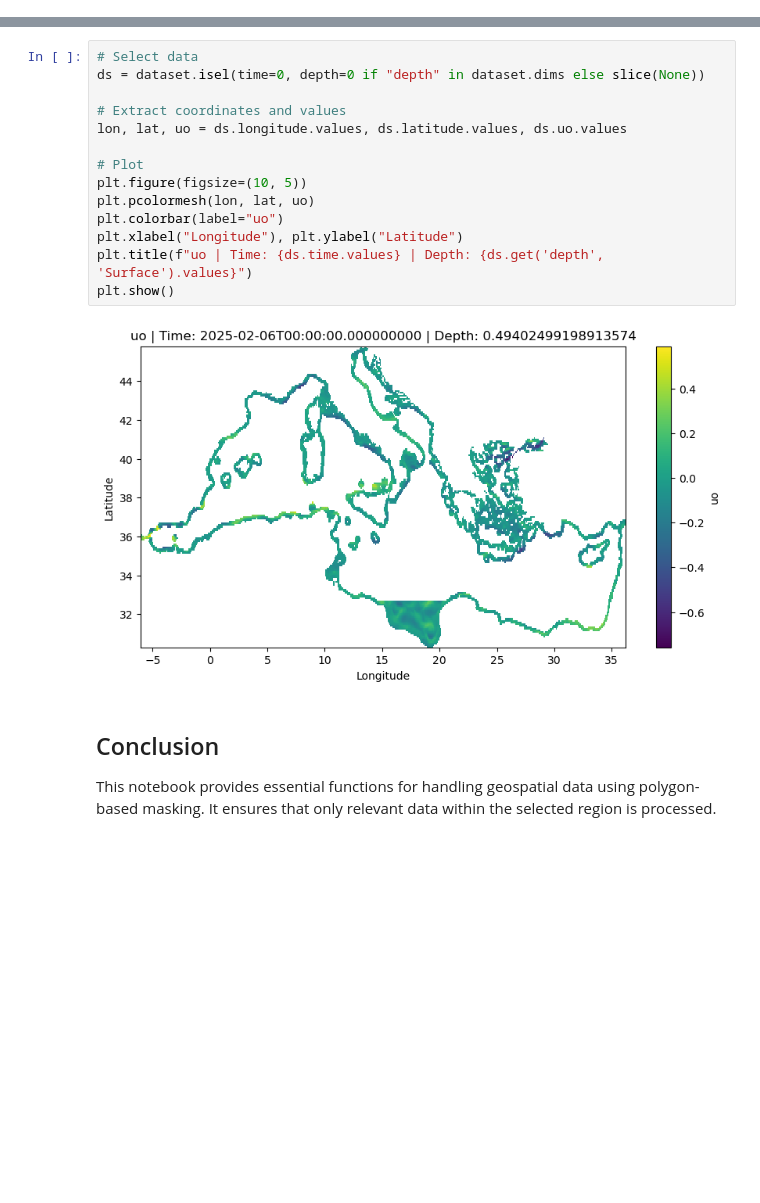
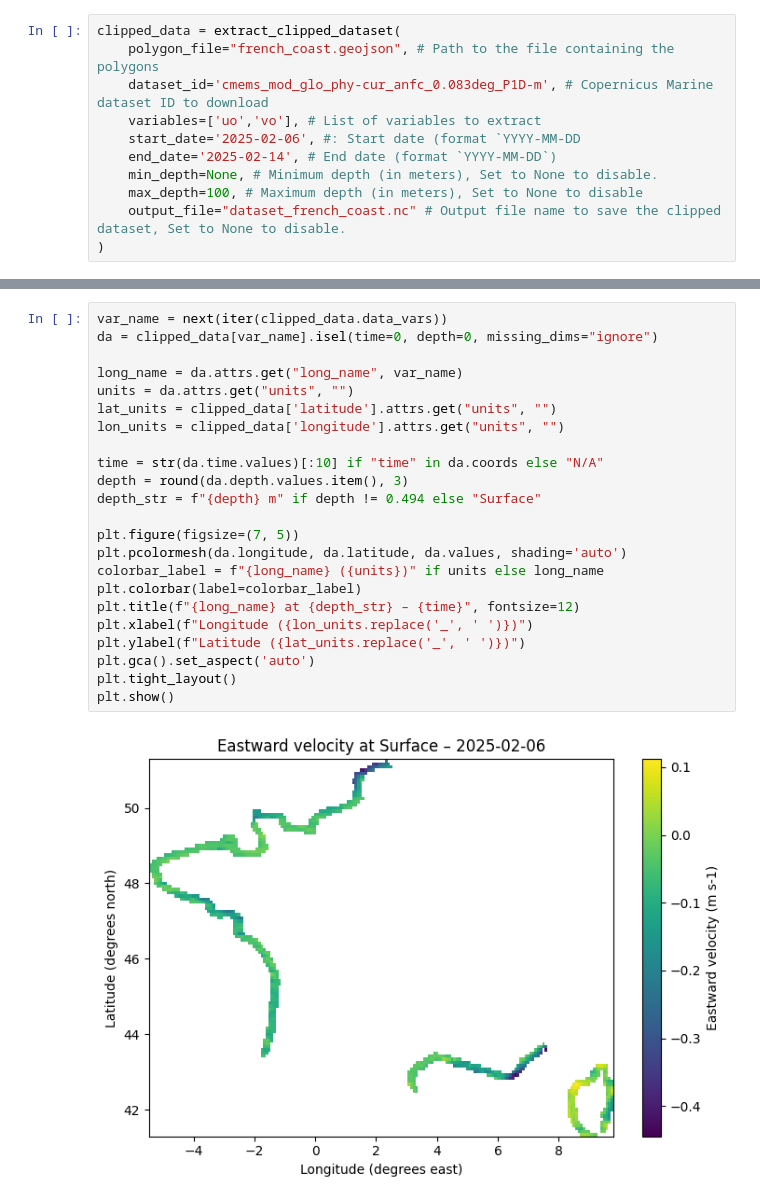
Before and after one commit to mercator-ocean/copernicus-marine-toolbox, a Jupyter notebook: doc/usage/subset_using_polygons.ipynb, the cells around one changed output, grey strips where cells are left out. Drawn from its saved outputs; the diff is of its cells as text; blank space fills up the shorter version.

Commit message:
New version of subset using shapefiles (#316)

```diff
--- a/doc/usage/subset_using_polygons.ipynb
+++ b/doc/usage/subset_using_polygons.ipynb
@@ -265 +70,12 @@ dataset =  mask_dataset_by_polygons(polygon_file = "med_coastline.zip", dataset_
+# %%
+clipped_data = extract_clipped_dataset(
+    polygon_file="french_coast.geojson", # Path to the file containing the polygons
+    dataset_id='cmems_mod_glo_phy-cur_anfc_0.083deg_P1D-m', # Copernicus Marine dataset ID to download
+    variables=['uo','vo'], # List of variables to extract
+    start_date='2025-02-06', #: Start date (format `YYYY-MM-DD
+    end_date='2025-02-14', # End date (format `YYYY-MM-DD`)
+    min_depth=None, # Minimum depth (in meters), Set to None to disable.
+    max_depth=100, # Maximum depth (in meters), Set to None to disable
+    output_file="dataset_french_coast.nc" # Output file name to save the clipped dataset, Set to None to disable.
+)
 # %% [markdown]
@@ -271,21 +87,25 @@ This visualization serves as a verification step to ensure that the masking proc
-# %%
-# Select data
-ds = dataset.isel(time=0, depth=0 if "depth" in dataset.dims else slice(None))
-
-# Extract coordinates and values
-lon, lat, uo = ds.longitude.values, ds.latitude.values, ds.uo.values
-
-# Plot
-plt.figure(figsize=(10, 5))
-plt.pcolormesh(lon, lat, uo)
-plt.colorbar(label="uo")
-plt.xlabel("Longitude"), plt.ylabel("Latitude")
-plt.title(f"uo | Time: {ds.time.values} | Depth: {ds.get('depth', 'Surface').values}")
-plt.show()
-# %% [output]
-[figure, removed]
-# %% [markdown]
-## Conclusion
-
-This notebook provides essential functions for handling geospatial data using polygon-based masking.
-It ensures that only relevant data within the selected region is processed.
+# %%
+var_name = next(iter(clipped_data.data_vars))
+da = clipped_data[var_name].isel(time=0, depth=0, missing_dims="ignore")
+
+long_name = da.attrs.get("long_name", var_name)
+units = da.attrs.get("units", "")
+lat_units = clipped_data['latitude'].attrs.get("units", "")
+lon_units = clipped_data['longitude'].attrs.get("units", "")
+
+time = str(da.time.values)[:10] if "time" in da.coords else "N/A"
+depth = round(da.depth.values.item(), 3)
+depth_str = f"{depth} m" if depth != 0.494 else "Surface"
+
+plt.figure(figsize=(7, 5))
+plt.pcolormesh(da.longitude, da.latitude, da.values, shading='auto')
+colorbar_label = f"{long_name} ({units})" if units else long_name
+plt.colorbar(label=colorbar_label)
+plt.title(f"{long_name} at {depth_str} – {time}", fontsize=12)
+plt.xlabel(f"Longitude ({lon_units.replace('_', ' ')})")
+plt.ylabel(f"Latitude ({lat_units.replace('_', ' ')})")
+plt.gca().set_aspect('auto')
+plt.tight_layout()
+plt.show()
+# %% [output]
+[figure, added]
```
Also changed, not shown: parts of 24 cells of this notebook, 6 other files.
